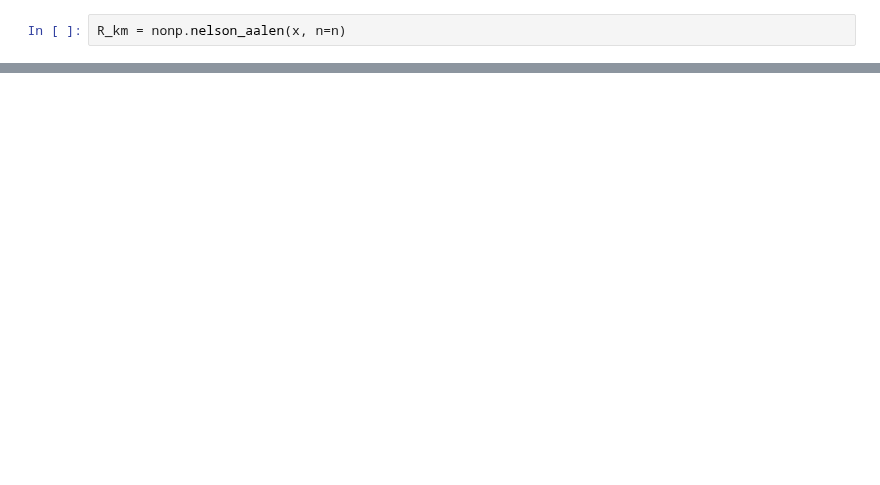
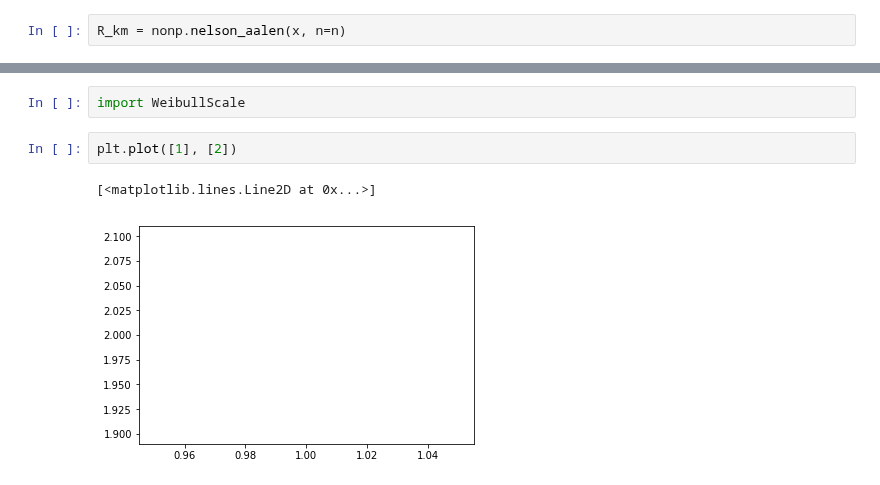
Before and after one commit to derrynknife/SurPyval, a Jupyter notebook: SurPyval.ipynb, the cells around one changed output, grey strips where cells are left out. Cells and saved outputs as stored; diff of their text form; blank space fills up the shorter version.

```diff
--- a/SurPyval.ipynb
+++ b/SurPyval.ipynb
@@ -32,0 +251,7 @@ ax = plt.scatter(np.hstack([1, x]), 1-R_km)
+# %%
+import WeibullScale
+# %%
+plt.plot([1], [2])
+# %% [output]
+[<matplotlib.lines.Line2D at 0x...>]
+[figure, added]
```
Also changed, not shown: parts of 4 cells of this notebook, 1 other file.
